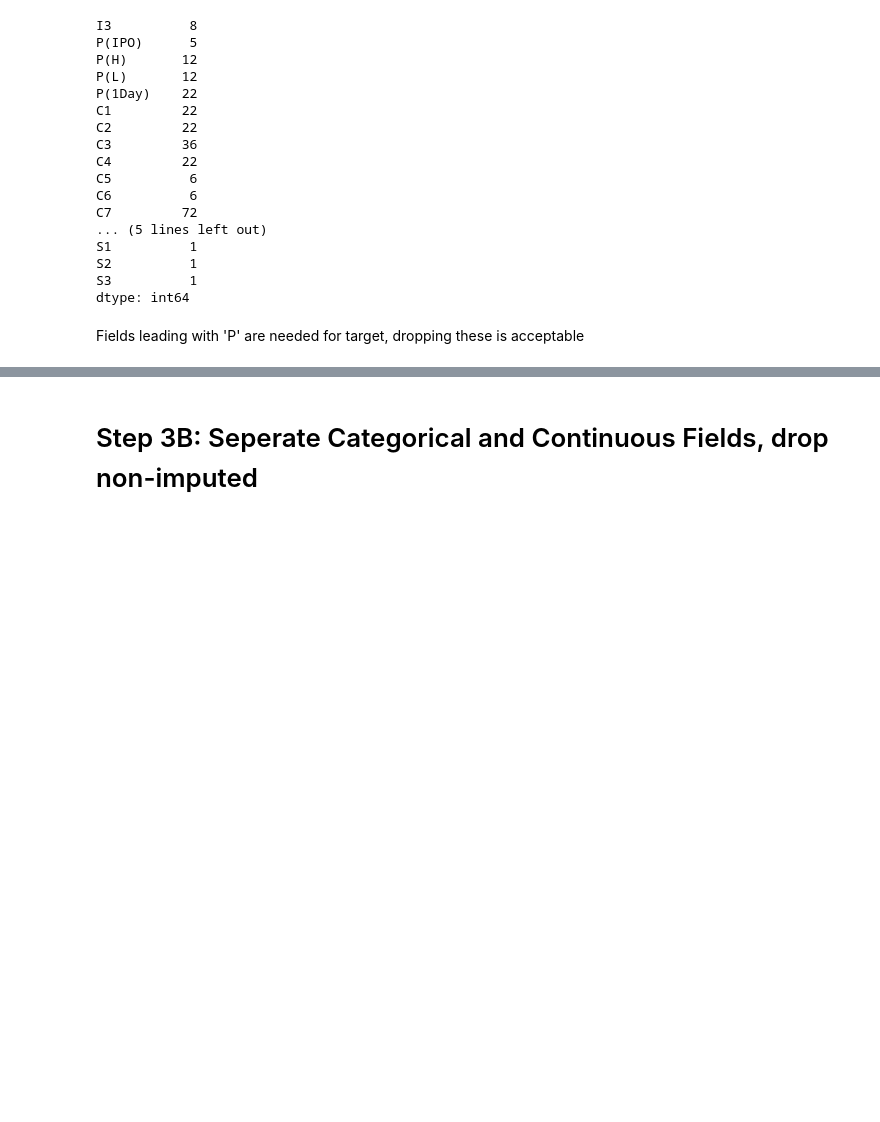
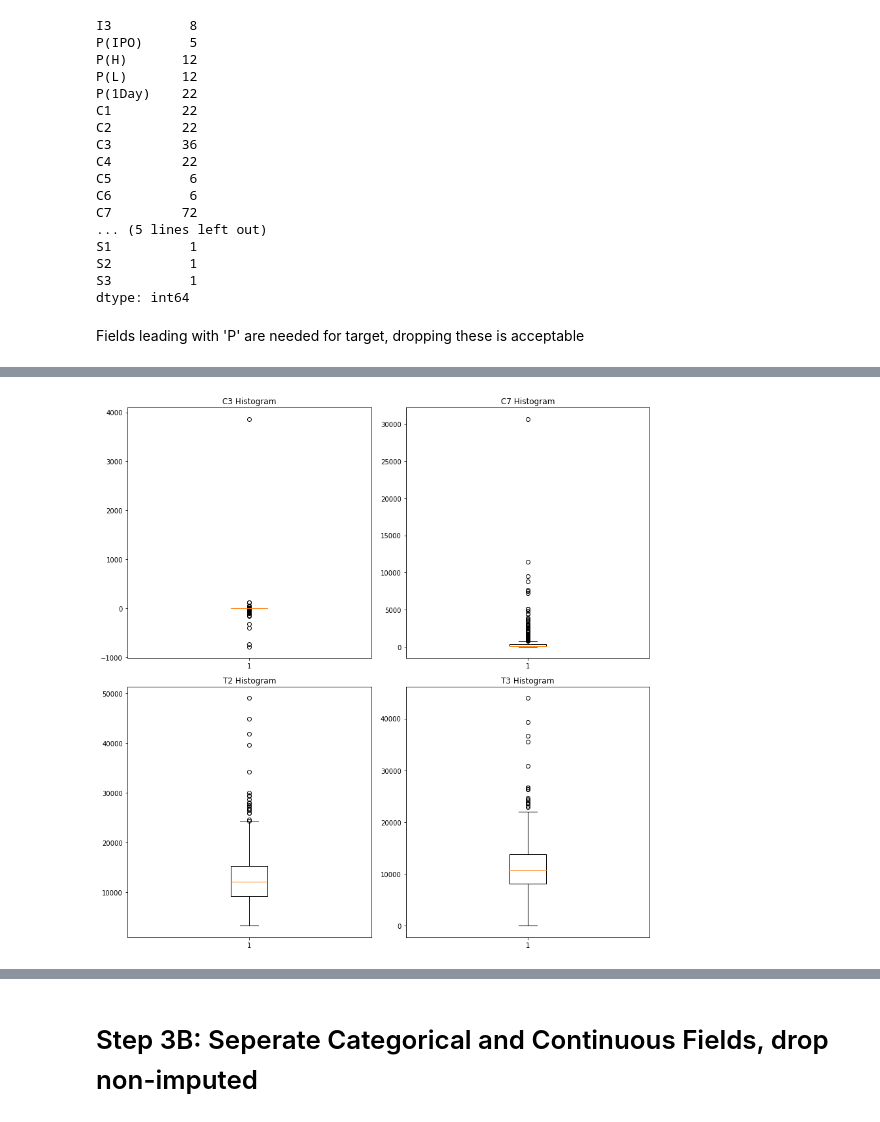
Before and after one commit to fairfield-university-ba545/project1-archana-s-team, a Jupyter notebook: data_prep-dylan.ipynb, the cells around one changed output, grey strips where cells are left out. Cells and saved outputs as stored; diff of their text form; code cells hidden in the pictures; blank space fills up the shorter version.

```diff
--- a/data_prep-dylan.ipynb
+++ b/data_prep-dylan.ipynb
@@ -304 +485,19 @@ Look at histograms to get a better view of what to do for remaining null fields
+# %%
+fig, axs = plt.subplots(2, 2, tight_layout=True, figsize=(12,12))
+
+axs[0,0].boxplot(x1)
+axs[0,0].set_title('C3 Histogram')
+
+axs[0,1].boxplot(x2)
+axs[0,1].set_title('C7 Histogram')
+
+axs[1,0].boxplot(x3)
+axs[1,0].set_title('T2 Histogram')
+
+axs[1,1].boxplot(x4)
+axs[1,1].set_title('T3 Histogram')
+
+plt.show()
+# %% [output]
+[figure, added]
 # %%
```
Also changed, not shown: parts of 62 cells of this notebook, 2 other files.
